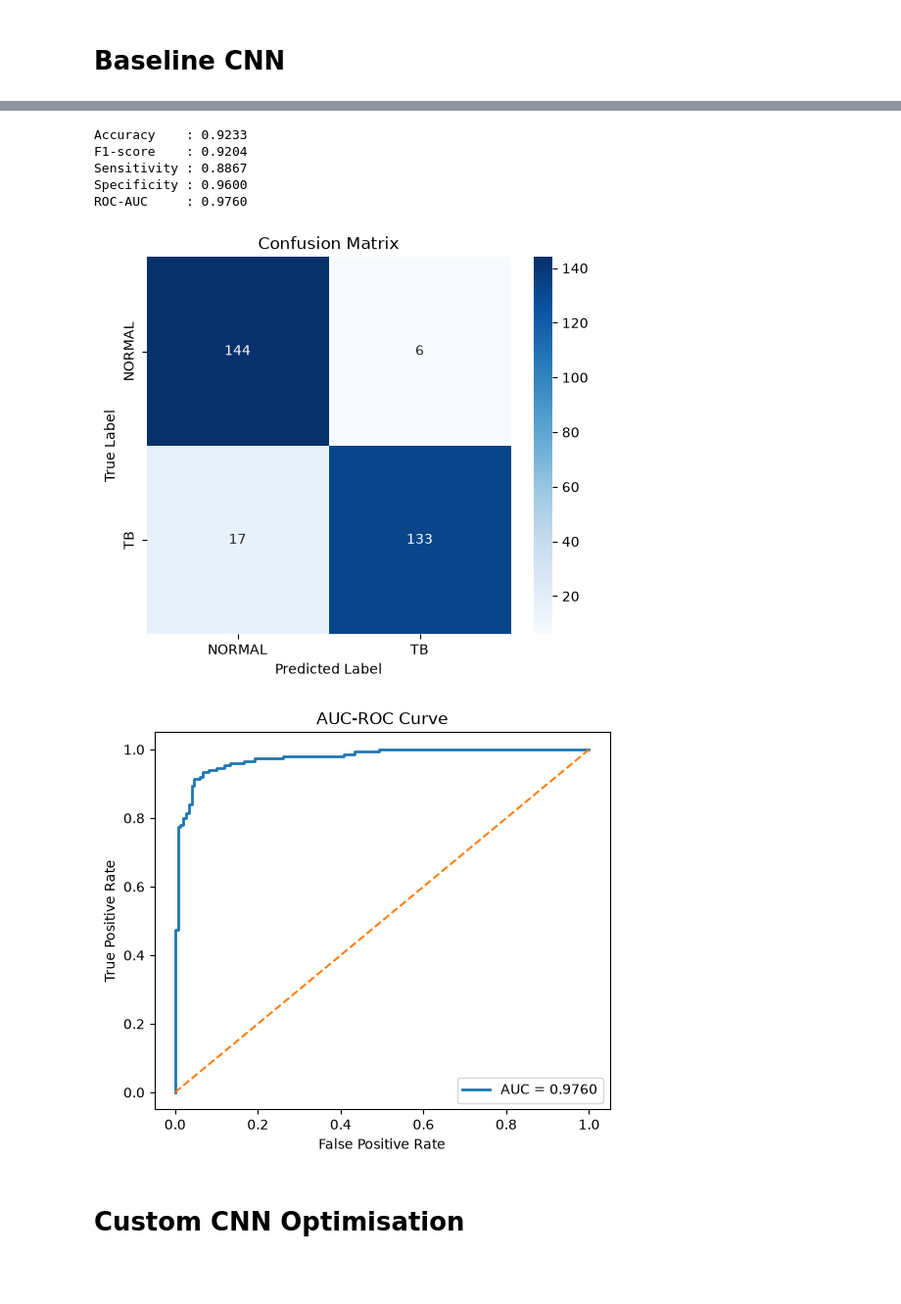
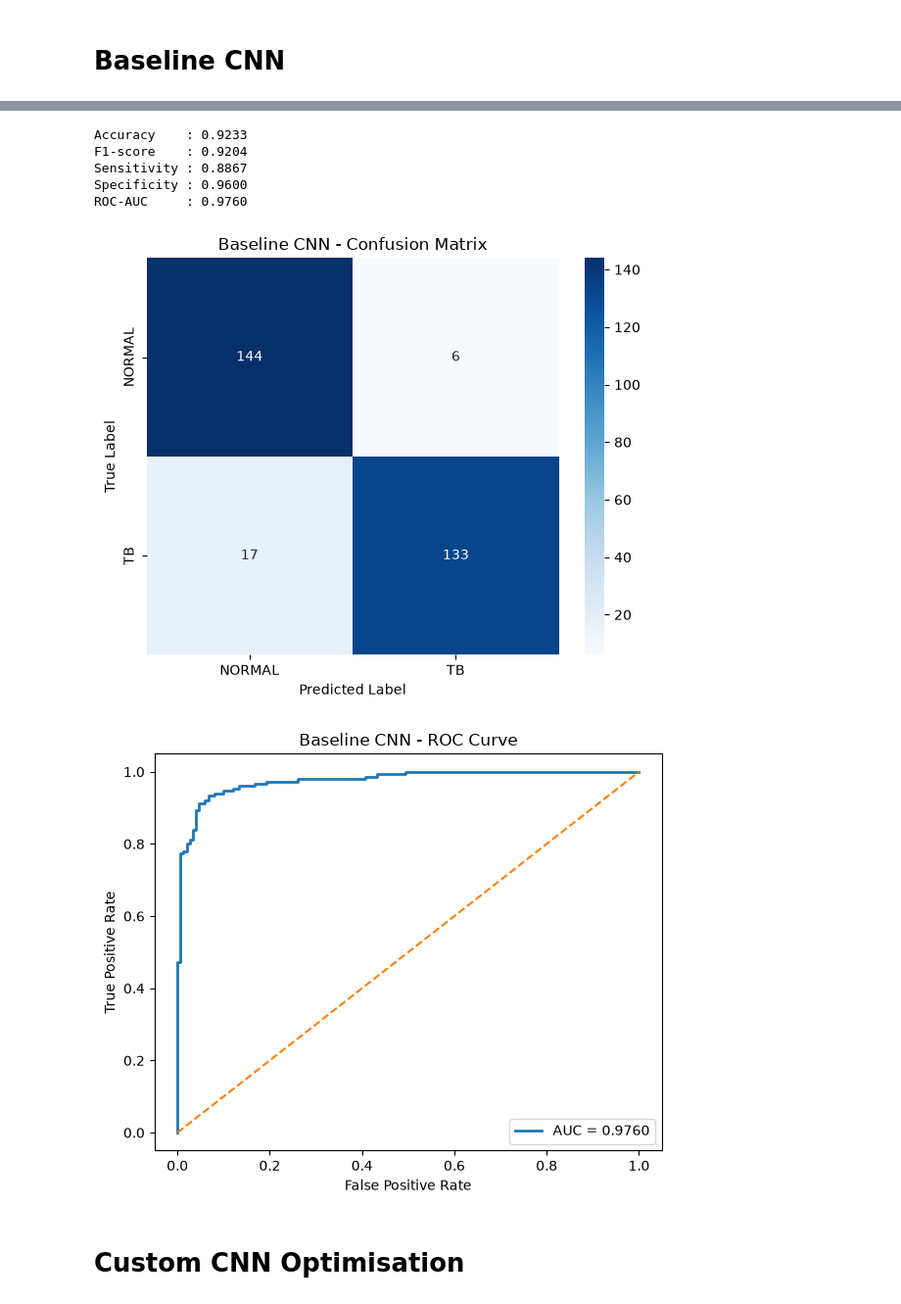
Before and after one commit to success222/tb-classification, a Jupyter notebook: TB_model_dev.ipynb, the cells around one changed output, grey strips where cells are left out. Shown at 98% size. Drawn from its saved outputs; the diff is of its cells as text; code cells hidden in the pictures; blank space fills up the shorter version.

```diff
--- a/TB_model_dev.ipynb
+++ b/TB_model_dev.ipynb
@@ -375,9 +465,9 @@ def evaluate_model(model, test_dataset):
     return results
 # %%
 # PLOT CONFUSION MATRIX
-def plot_confusion_matrix(confusion_matrix, class_names):
+def plot_confusion_matrix(confusion_matrix, class_names, model_name):
     """
-    Plot the confusion matrix.
+    Plot the confusion matrix for a model.
     """
 
     plt.figure(figsize=(6, 5))
@@ -391,8 +481,9 @@ def plot_confusion_matrix(confusion_matrix, class_names):
         yticklabels=class_names
     )
 
-    plt.title("Confusion Matrix")
+    plt.title(f"{model_name} - Confusion Matrix")
     plt.xlabel("Predicted Label")
     plt.ylabel("True Label")
 
+    plt.tight_layout()
     plt.show()
@@ -399,8 +542,8 @@ def plot_confusion_matrix(confusion_matrix, class_names):
 # %%
 # PLOT ROC CURVE
-def plot_roc_curve(fpr, tpr, roc_auc):
+def plot_roc_curve(fpr, tpr, roc_auc, model_name):
     """
-    Plot the ROC curve.
+    Plot ROC curve for a model.
     """
 
     plt.figure(figsize=(6, 5))
@@ -420,7 +563,10 @@ def plot_roc_curve(fpr, tpr, roc_auc):
 
     plt.xlabel("False Positive Rate")
     plt.ylabel("True Positive Rate")
-    plt.title("AUC-ROC Curve")
+
+    plt.title(f"{model_name} - ROC Curve")
+
     plt.legend(loc="lower right")
 
+    plt.tight_layout()
     plt.show()
@@ -560,38 +740,40 @@ Restoring model weights from the end of the best epoch: 3.
 # %%
 # MODEL EVALUATION
-results = evaluate_model(
+baseline_results = evaluate_model(
     baseline_cnn,
     test_dataset
 )
 
-print(f"Accuracy    : {results['accuracy']:.4f}")
-print(f"F1-score    : {results['f1_score']:.4f}")
-print(f"Sensitivity : {results['sensitivity']:.4f}")
-print(f"Specificity : {results['specificity']:.4f}")
-print(f"ROC-AUC     : {results['roc_auc']:.4f}")
+print(f"Accuracy    : {baseline_results['accuracy']:.4f}")
+print(f"F1-score    : {baseline_results['f1_score']:.4f}")
+print(f"Sensitivity : {baseline_results['sensitivity']:.4f}")
+print(f"Specificity : {baseline_results['specificity']:.4f}")
+print(f"ROC-AUC     : {baseline_results['roc_auc']:.4f}")
 
 
 # CONFUSION MATRIX
 plot_confusion_matrix(
-    results["confusion_matrix"],
-    CLASS_NAMES
+    baseline_results["confusion_matrix"],
+    CLASS_NAMES,
+    "Baseline CNN"
 )
 
 
 # ROC CURVE
 plot_roc_curve(
-    results["fpr"],
-    results["tpr"],
-    results["roc_auc"]
+    baseline_results["fpr"],
+    baseline_results["tpr"],
+    baseline_results["roc_auc"],
+    "Baseline CNN"
 )
 # %% [output]
 Accuracy    : 0.9233
 F1-score    : 0.9204
 Sensitivity : 0.8867
 Specificity : 0.9600
 ROC-AUC     : 0.9760
-[figure, old version]
+[figure, new version]
-[figure, old version]
+[figure, new version]
 # %% [markdown]
 # Custom CNN Optimisation
 # %% [markdown]
```
Also changed, not shown: parts of 22 cells of this notebook.
